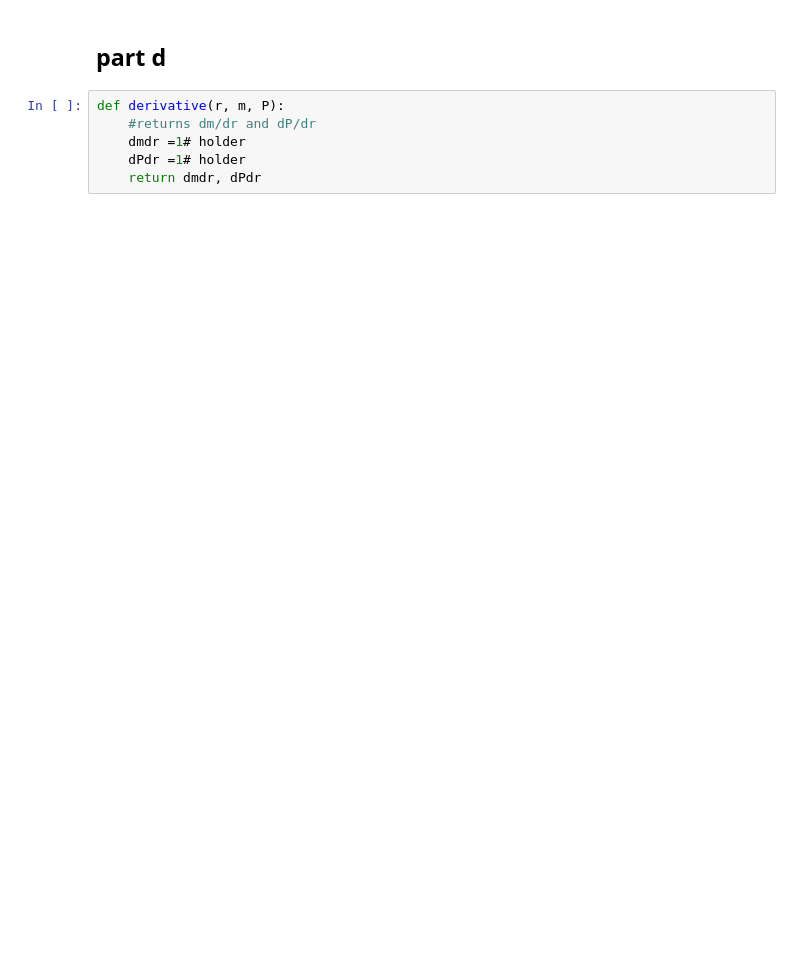
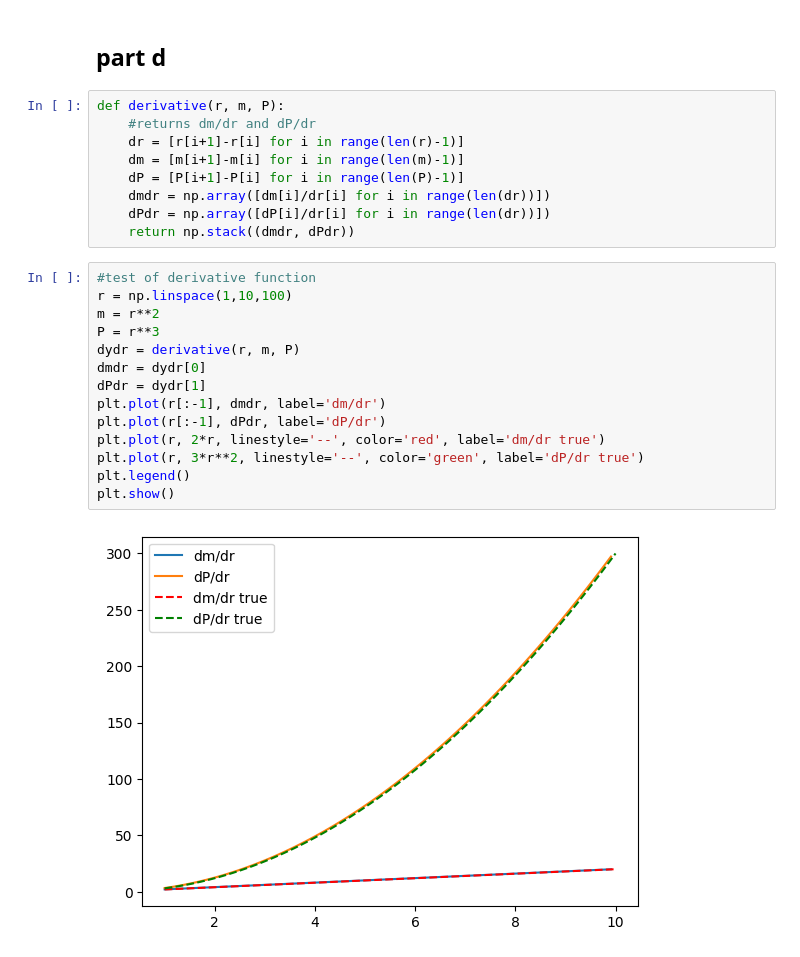
Before and after one commit to thomas-03/homework, a Jupyter notebook: 5460_HW1.ipynb, the cells around one changed output. Cells and saved outputs as stored; diff of their text form; blank space fills up the shorter version.

```diff
--- a/5460_HW1.ipynb
+++ b/5460_HW1.ipynb
@@ -81,6 +120,25 @@ def rho_from_P(Pin):
 # %%
 def derivative(r, m, P):
     #returns dm/dr and dP/dr
-    dmdr =1# holder
-    dPdr =1# holder
-    return dmdr, dPdr
+    dr = [r[i+1]-r[i] for i in range(len(r)-1)]
+    dm = [m[i+1]-m[i] for i in range(len(m)-1)]
+    dP = [P[i+1]-P[i] for i in range(len(P)-1)]
+    dmdr = np.array([dm[i]/dr[i] for i in range(len(dr))])
+    dPdr = np.array([dP[i]/dr[i] for i in range(len(dr))])
+    return np.stack((dmdr, dPdr))
+# %%
+#test of derivative function
+r = np.linspace(1,10,100)
+m = r**2
+P = r**3
+dydr = derivative(r, m, P)
+dmdr = dydr[0]
+dPdr = dydr[1]
+plt.plot(r[:-1], dmdr, label='dm/dr')
+plt.plot(r[:-1], dPdr, label='dP/dr')
+plt.plot(r, 2*r, linestyle='--', color='red', label='dm/dr true')
+plt.plot(r, 3*r**2, linestyle='--', color='green', label='dP/dr true')
+plt.legend()
+plt.show()
+# %% [output]
+[figure, added]
```
Also changed, not shown: parts of 5 cells of this notebook.
